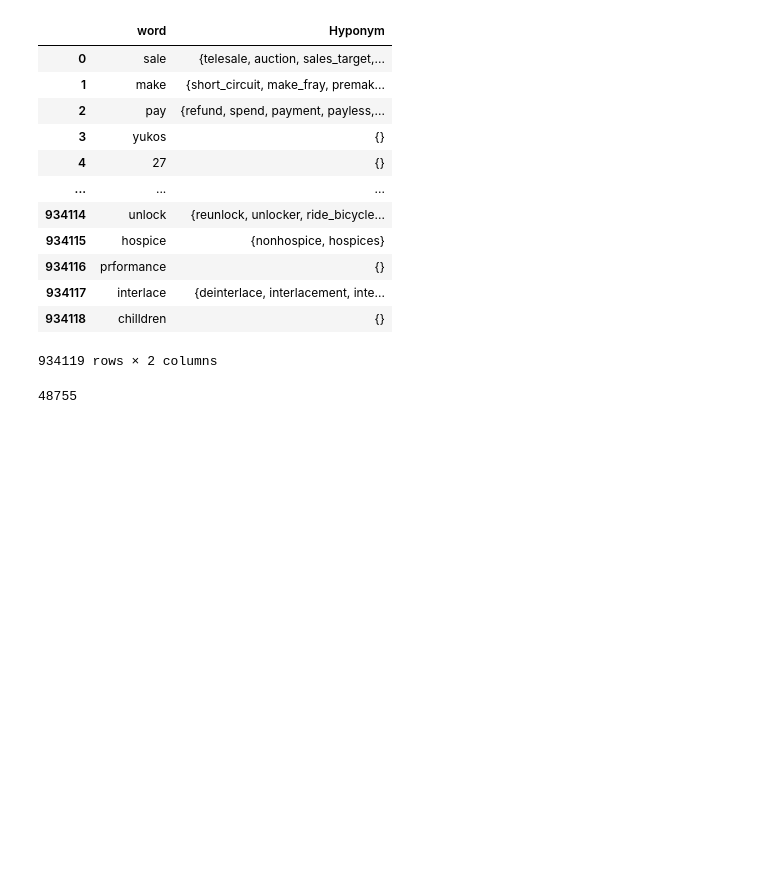
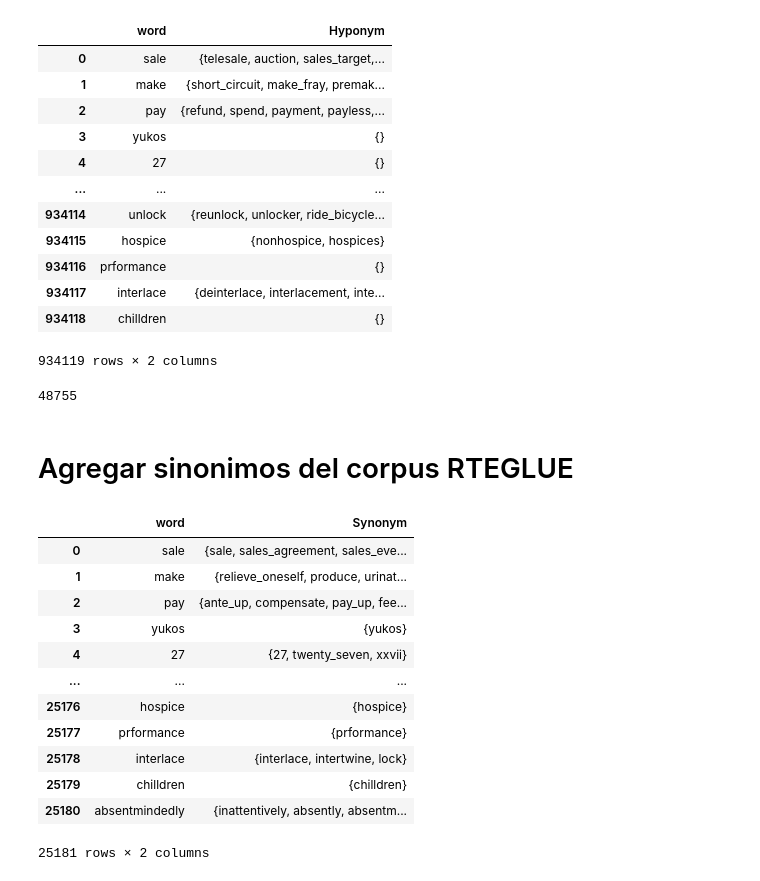
Before and after one commit to david-T-M/RIT_abril, a Jupyter notebook: diccionarios.ipynb, the cells around one changed output. Saved outputs shown, nothing was run; the diff lists cells and outputs as text; code cells hidden in the pictures; blank space fills up the shorter version.

```diff
--- a/diccionarios.ipynb
+++ b/diccionarios.ipynb
@@ -625,3 +643,5 @@ len(hyponimos)
 # actualizamos el dataframe de los conjuntos
 df = pd.DataFrame([[key, hyponimos[key]] for key in hyponimos.keys()], columns=['word', 'Hyponym'])
 df.to_pickle("salida/nuevo3/Hyponyms.pickle")
+# %% [markdown]
+# Agregar sinonimos del corpus RTEGLUE
@@ -627,0 +650,17 @@ df.to_pickle("salida/nuevo3/Hyponyms.pickle")
+# %%
+df_sinonimos=pd.read_pickle("salida/nuevo3/Synonyms.pickle")
+df_sinonimos
+# %% [output]
+|  | word | Synonym |
+| 0 | sale | {sale, sales_agreement, sales_eve... |
+| 1 | make | {relieve_oneself, produce, urinat... |
+| 2 | pay | {ante_up, compensate, pay_up, fee... |
+| 3 | yukos | {yukos} |
+| 4 | 27 | {27, twenty_seven, xxvii} |
+| ... | ... | ... |
+| 25176 | hospice | {hospice} |
+| 25177 | prformance | {prformance} |
+| 25178 | interlace | {interlace, intertwine, lock} |
+| 25179 | chilldren | {chilldren} |
+| 25180 | absentmindedly | {inattentively, absently, absentm... |
+25181 rows × 2 columns
```
Also changed, not shown: parts of 41 cells of this notebook, 17 other files.
